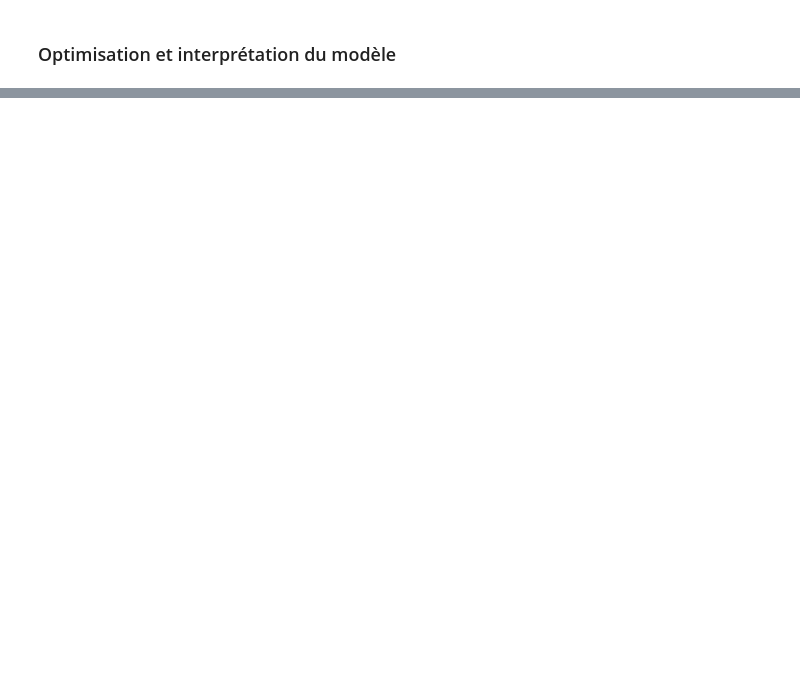
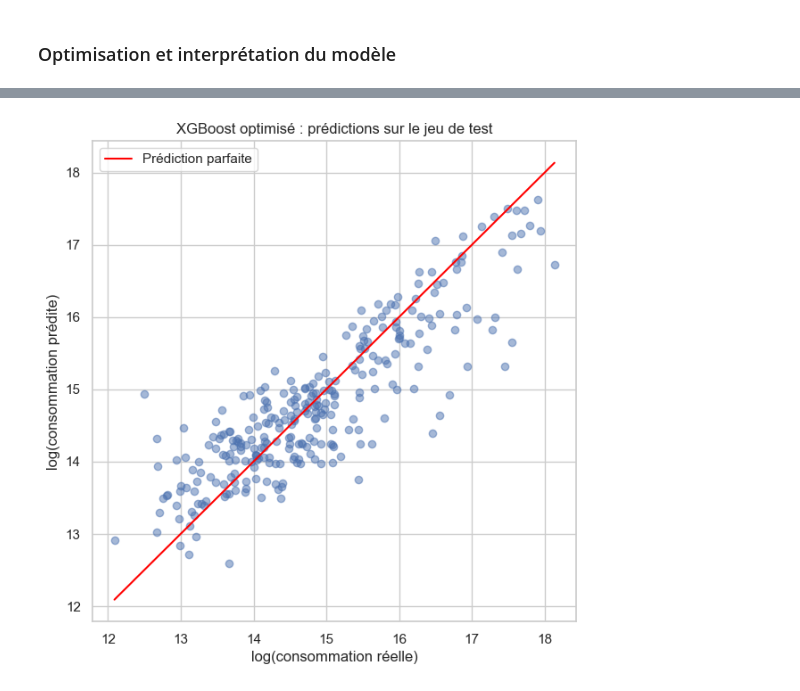
Before and after one commit to Txmwalker/anticipez-consommation-batiments, a Jupyter notebook: notebooks/02_modelisation.ipynb, the cells around one changed output, grey strips where cells are left out. Cells and saved outputs as stored; diff of their text form; code cells hidden in the pictures; blank space fills up the shorter version.

```diff
--- a/notebooks/02_modelisation.ipynb
+++ b/notebooks/02_modelisation.ipynb
@@ -818,0 +962,12 @@ Le jeu final compte **1 434 bâtiments** (98,6 % du jeu nettoyé) et **19 featur
+# %%
+pipeline_xgb = Pipeline([("preprocesseur", preprocesseur), ("modele", XGBRegressor(random_state=42, n_jobs=1))])
+
+petite_grille = {
+    "modele__n_estimators": [200, 400],
+    "modele__max_depth": [2, 4],
+    "modele__learning_rate": [0.05, 0.1],
+}
+test_grille = GridSearchCV(pipeline_xgb, petite_grille, cv=validation_croisee, scoring="r2", n_jobs=-1)
+test_grille.fit(X_train, y_train)
+print(f"{len(test_grille.cv_results_['params'])} combinaisons testées — meilleur R² : {test_grille.best_score_:.3f}")
+test_grille.best_params_
@@ -818,0 +1049,21 @@ Le jeu final compte **1 434 bâtiments** (98,6 % du jeu nettoyé) et **19 featur
+# %%
+modele_final = recherche.best_estimator_
+lineaire = Pipeline([("preprocesseur", preprocesseur), ("modele", LinearRegression())]).fit(X_train, y_train)
+
+
+def evaluer_test(nom, modele):
+    """Métriques du modèle sur le jeu de test (en log, puis en kBtu)."""
+    pred = modele.predict(X_test)
+    reel_kbtu, pred_kbtu = np.exp(y_test), np.exp(pred)
+    return {
+        "Modèle": nom,
+        "R2": r2_score(y_test, pred),
+        "MAE (log)": mean_absolute_error(y_test, pred),
+        "RMSE (log)": np.sqrt(mean_squared_error(y_test, pred)),
+        "MAE (M kBtu)": mean_absolute_error(reel_kbtu, pred_kbtu) / 1e6,
+        "Erreur relative médiane (%)": (np.abs(pred_kbtu - reel_kbtu) / reel_kbtu).median() * 100,
+    }
+
+
+pd.DataFrame([evaluer_test("XGBoost optimisé", modele_final),
+              evaluer_test("Régression linéaire", lineaire)]).set_index("Modèle").round(3)
@@ -818,0 +1084,12 @@ Le jeu final compte **1 434 bâtiments** (98,6 % du jeu nettoyé) et **19 featur
+# %%
+pred_test = modele_final.predict(X_test)
+fig, ax = plt.subplots(figsize=(7, 7))
+ax.scatter(y_test, pred_test, alpha=0.5)
+bornes = [min(y_test.min(), pred_test.min()), max(y_test.max(), pred_test.max())]
+ax.plot(bornes, bornes, color="red", label="Prédiction parfaite")
+ax.set(xlabel="log(consommation réelle)", ylabel="log(consommation prédite)",
+       title="XGBoost optimisé : prédictions sur le jeu de test")
+ax.legend()
+plt.show()
+# %% [output]
+[figure, added]
```
Also changed, not shown: parts of 34 cells of this notebook, 2 other files.
